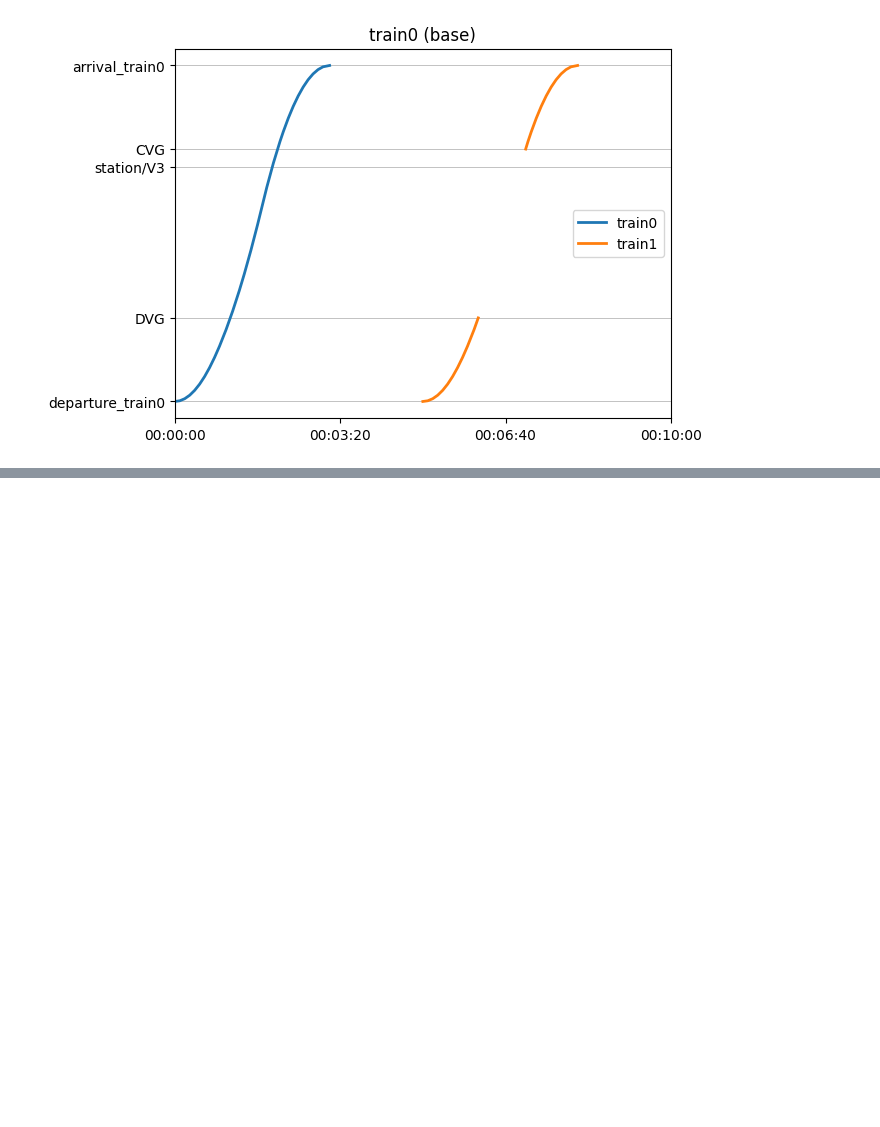
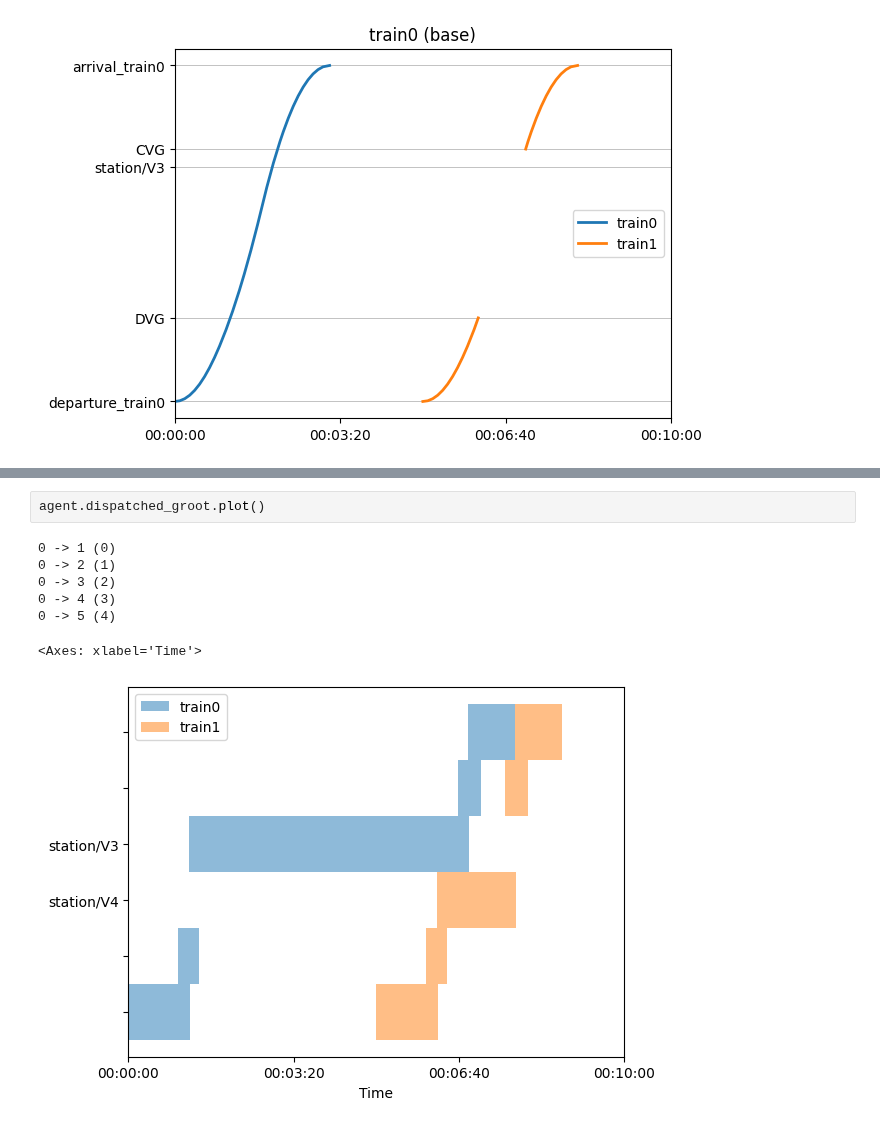
Before and after one commit to y-plus/pyOSRD, a Jupyter notebook: doc/tutorials/5_dispatching.ipynb, the cells around one changed output, grey strips where cells are left out. Saved outputs shown, nothing was run; the diff lists cells and outputs as text; blank space fills up the shorter version.

```diff
--- a/doc/tutorials/5_dispatching.ipynb
+++ b/doc/tutorials/5_dispatching.ipynb
@@ -66,0 +41,10 @@ schedule_from_osrd(dispatched).plot()
+# %%
+agent.dispatched_groot.plot()
+# %% [output]
+0 -> 1 (0)
+0 -> 2 (1)
+0 -> 3 (2)
+0 -> 4 (3)
+0 -> 5 (4)
+<Axes: xlabel='Time'>
+[figure, added]
```
Also changed, not shown: parts of 14 cells of this notebook, 43 other files.
